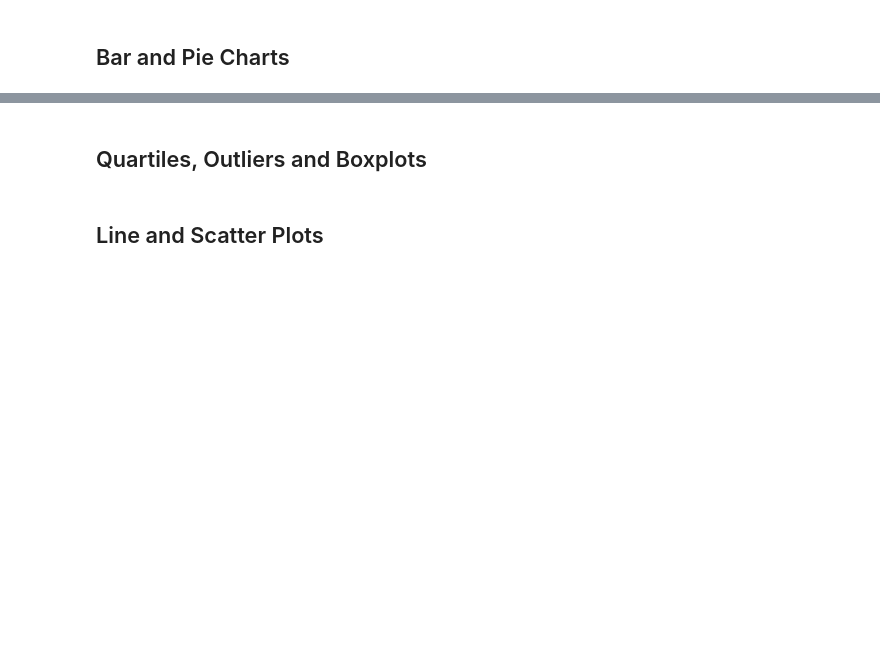
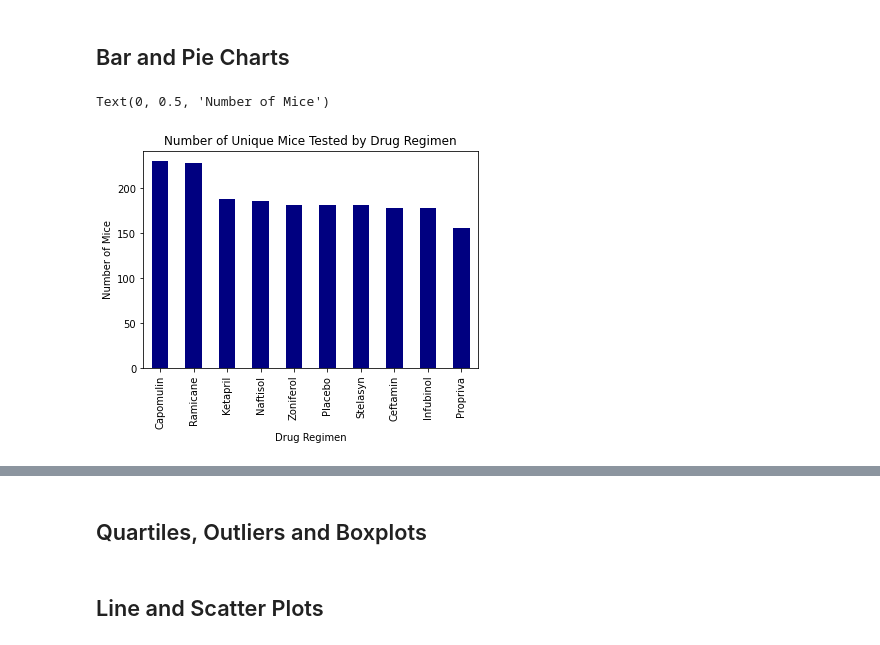
Before and after one commit to khbader101/Matplotlib-Challenge, a Jupyter notebook: pymaceuticals_starter.ipynb, the cells around one changed output, grey strips where cells are left out. Saved outputs shown, nothing was run; the diff lists cells and outputs as text; code cells hidden in the pictures; blank space fills up the shorter version.

Commit message:
started the bar graph portion

```diff
--- a/pymaceuticals_starter.ipynb
+++ b/pymaceuticals_starter.ipynb
@@ -46,2 +73,4 @@ print(f"Total number of mice: {count_mice})
 # %%
 # Create a clean DataFrame by dropping the duplicate mouse by its ID.
+cleaned_mouse_df = combined_mouse_data_df.drop(index=[909,911,913,915,917])
+cleaned_mouse_df
@@ -62,3 +165,14 @@ print(f"Total number of mice: {count_mice})
 # %% [markdown]
 ## Bar and Pie Charts
+# %%
+# Generate a bar plot showing the total number of unique mice tested on each drug regimen using pandas.
+unique_drug_regimen = cleaned_mouse_df["Drug Regimen"].value_counts()
+unique_drug_regimen.plot(kind='bar', color = 'navy')
+
+plt.title("Number of Unique Mice Tested by Drug Regimen")
+plt.xlabel("Drug Regimen")
+plt.ylabel("Number of Mice")
+# %% [output]
+Text(0, 0.5, 'Number of Mice')
+[figure, added]
 # %%
```
Also changed, not shown: parts of 11 cells of this notebook.
